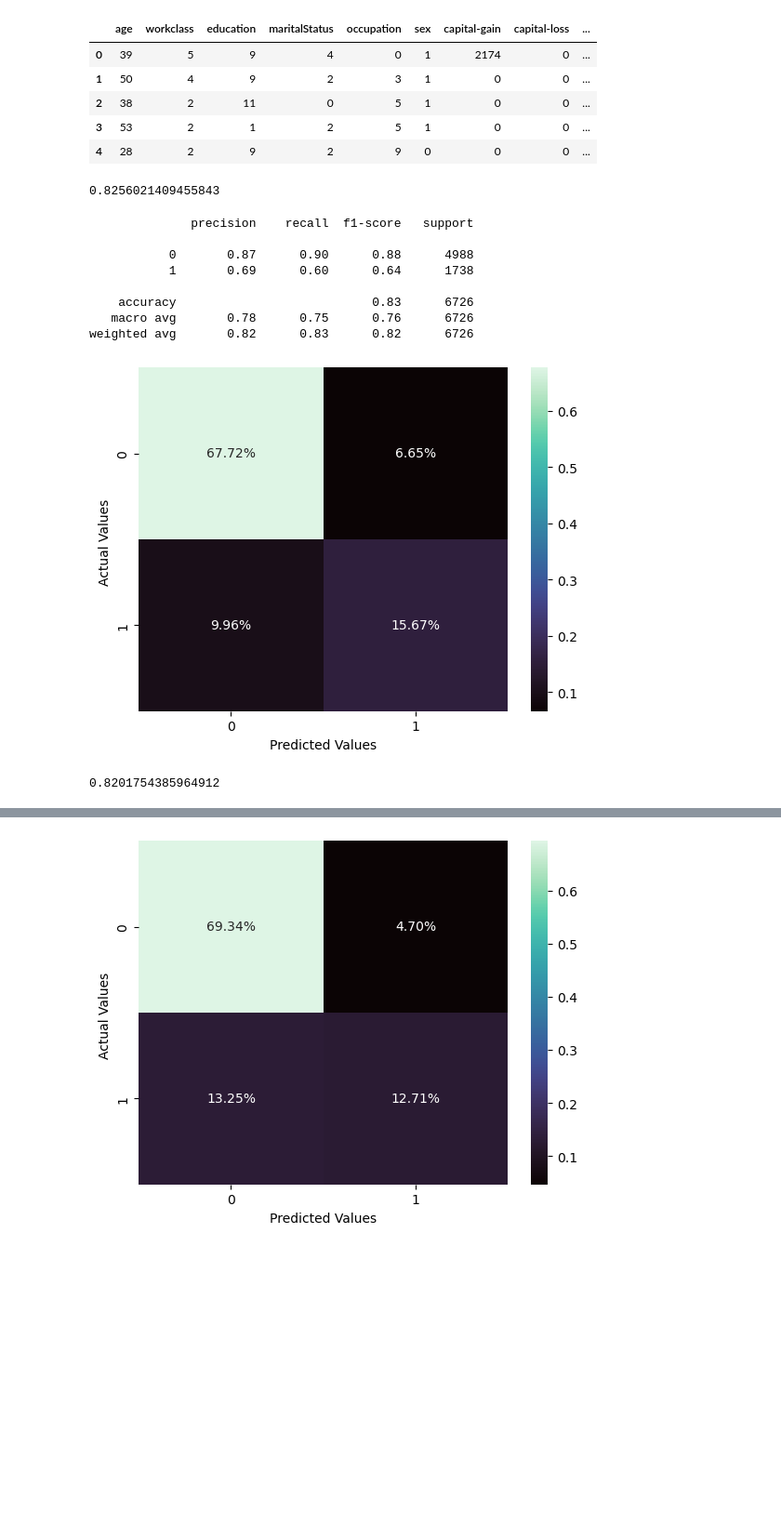
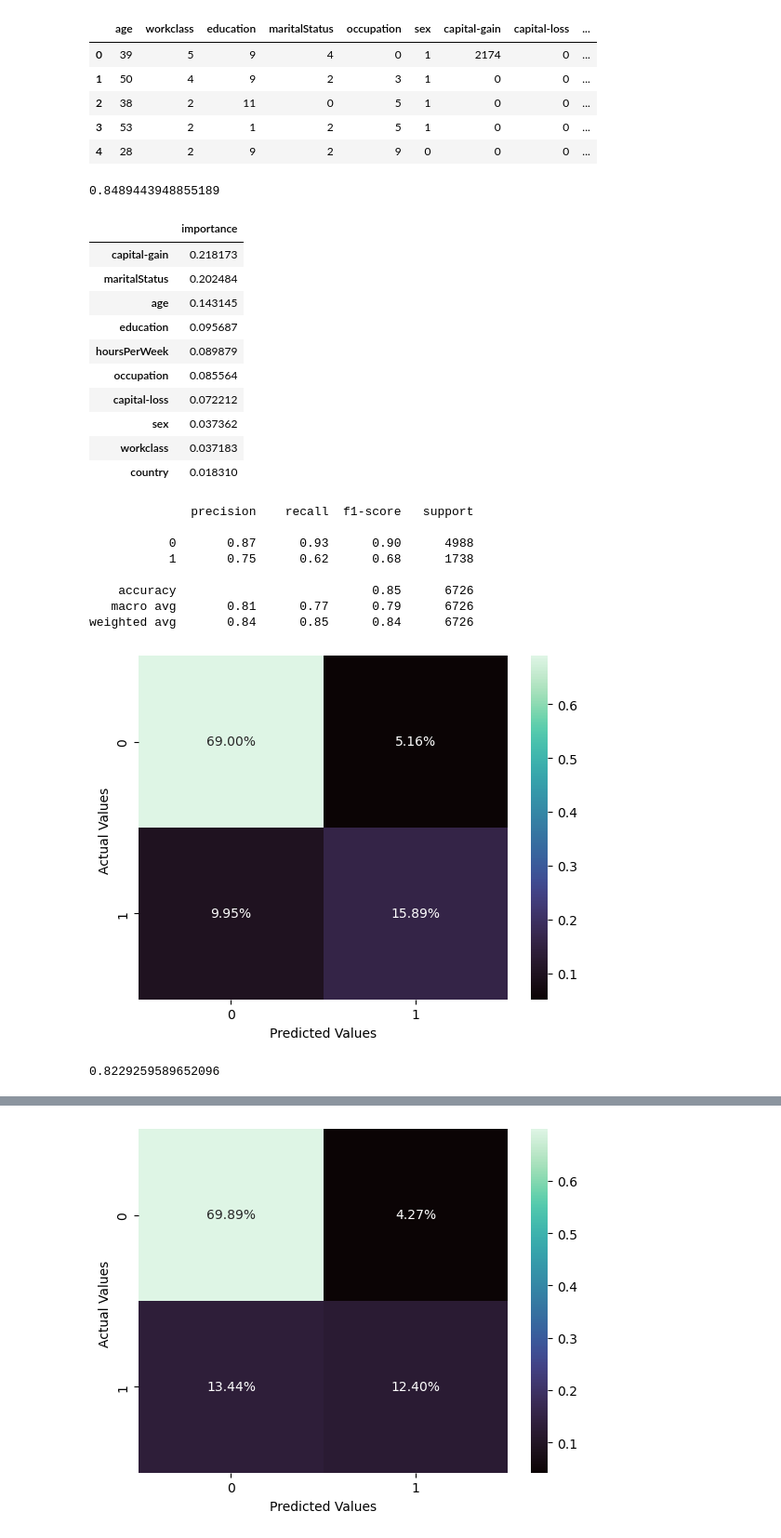
Before and after one commit to ajayvarghese2000/22WSD074-Machine-Learning-Principles, a Jupyter notebook: CW1/ML_Group_Project - Excluding Race.ipynb, the cells around one changed output, grey strips where cells are left out. Shown at 93% size. Saved outputs shown, nothing was run; the diff lists cells and outputs as text; code cells hidden in the pictures; blank space fills up the shorter version.

```diff
--- a/CW1/ML_Group_Project - Excluding Race.ipynb
+++ b/CW1/ML_Group_Project - Excluding Race.ipynb
@@ -556,13 +556,28 @@ X_train, X_test, y_train, y_test = train_test_split(X, y, test_size=0.25, random
 # %%
 ##Try random forest
 from sklearn.ensemble import RandomForestClassifier
-rf = RandomForestClassifier()
+rf = RandomForestClassifier(n_estimators=100, max_depth=16, random_state=0, n_jobs=-1)
 rf.fit(X_train, y_train)
 rfPredict = rf.predict(X_test)
 rfScore = rf.score(X_test,y_test)
 print(rfScore)
+
+# Get the feature importance from the random forest model
+feature_importance = pd.DataFrame(rf.feature_importances_, index = X_train.columns, columns = ['importance']).sort_values('importance', ascending = False)
+feature_importance
 # %% [output]
-0.8256021409455843
+0.8489443948855189
+|  | importance |
+| capital-gain | 0.218173 |
+| maritalStatus | 0.202484 |
+| age | 0.143145 |
+| education | 0.095687 |
+| hoursPerWeek | 0.089879 |
+| occupation | 0.085564 |
+| capital-loss | 0.072212 |
+| sex | 0.037362 |
+| workclass | 0.037183 |
+| country | 0.018310 |
 # %%
 from sklearn.metrics import classification_report
 
@@ -570,12 +585,12 @@ print(classification_report(y_test, rfPredict))
 # %% [output]
               precision    recall  f1-score   support
 
-           0       0.87      0.90      0.88      4988
-           1       0.69      0.60      0.64      1738
+           0       0.87      0.93      0.90      4988
+           1       0.75      0.62      0.68      1738
 
-    accuracy                           0.83      6726
-   macro avg       0.78      0.75      0.76      6726
-weighted avg       0.82      0.83      0.82      6726
+    accuracy                           0.85      6726
+   macro avg       0.81      0.77      0.79      6726
+weighted avg       0.84      0.85      0.84      6726
 # %%
 import seaborn as sns
 from sklearn.metrics import confusion_matrix
@@ -586,7 +601,7 @@ ax.set_ylabel('Actual Values ')
 
 plt.show()
 # %% [output]
-[figure, old version]
+[figure, new version]
 # %%
 ##Try KNN
 from sklearn.neighbors import  KNeighborsClassifier
@@ -596,7 +611,7 @@ knnpredict = knn.predict(X_test)
 knnScore = knn.score(X_test,y_test)
 print(knnScore)
 # %% [output]
-0.8201754385964912
+0.8229259589652096
 # %%
 from sklearn.metrics import classification_report
 ##Explore KNN
```
Also changed, not shown: parts of 10 cells of this notebook, 7 other files.
